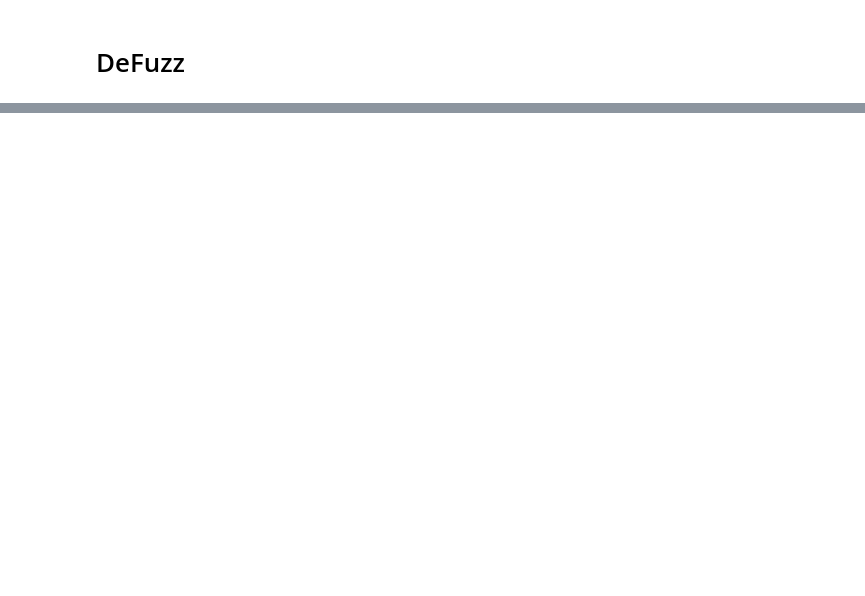
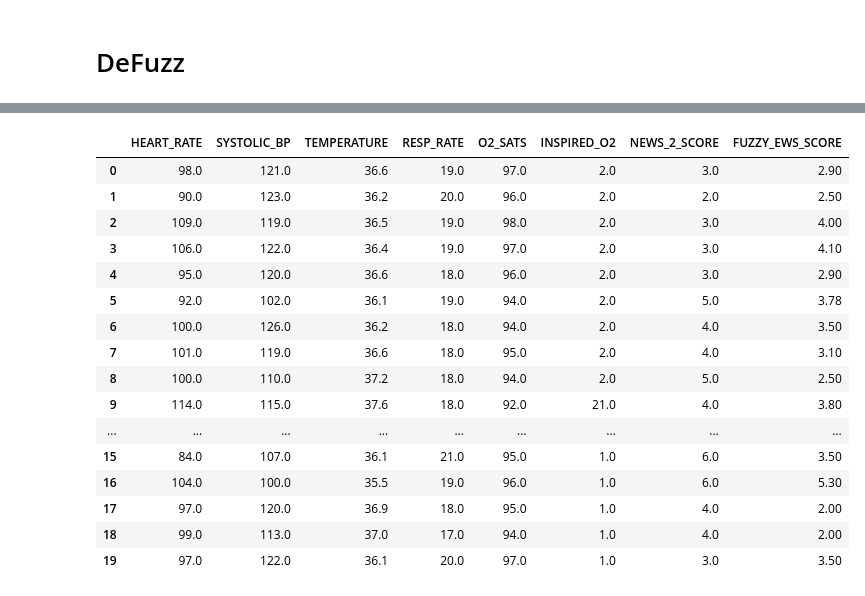
Before and after one commit to Troy-Kettle/Fuzzy_EWS, a Jupyter notebook: main.ipynb, the cells around one changed output, grey strips where cells are left out. Saved outputs shown, nothing was run; the diff lists cells and outputs as text; code cells hidden in the pictures; blank space fills up the shorter version.

Commit message:
Testing new 3 point additive scoring system

```diff
--- a/main.ipynb
+++ b/main.ipynb
@@ -129,7 +107,7 @@ blood_pressure = custom_mf_7_var('data/membership_function_plots/csv_data/systol
 temperature = custom_mf_7_var('data/membership_function_plots/csv_data/temperature_membership_functions.csv')
 respiratory_rate = custom_mf_7_var('data/membership_function_plots/csv_data/respiratory_rate_membership_functions.csv')
 oxygen_saturation = custom_mf_3_var_down('data/membership_function_plots/csv_data/oxygen_saturation_membership_functions.csv')
-inspired_oxygen = custom_mf_3_var_up('/home/msxtk13/Documents/FuzzySystemMain/data/membership_function_plots/csv_data/inspired_oxygen_concentration_membership_functions.csv')
+inspired_oxygen = custom_mf_3_var_up('data/membership_function_plots/csv_data/inspired_oxygen_concentration_membership_functions.csv')
 
 
 
@@ -539,0 +513,76 @@ Input membership functions visualization saved to: input_membership_functions.pn
+# %%
+# ============================================
+# Process Real Dataset and Add Fuzzy EWS Score
+# ============================================
+from tqdm import tqdm
+
+# Load the Excel file
+input_file = 'Annotated dataset_training_anonymised_V5_Troy.xlsx'
+df_real = pd.read_excel(input_file)
+
+print(f"Loaded {len(df_real)} rows from dataset")
+
+# Function to calculate Fuzzy EWS for a single row
+def calculate_fuzzy_ews(row):
+    try:
+        # Get raw values
+        hr = int(row['HEART_RATE'])
+        bp = int(row['SYSTOLIC_BP'])
+        temp = float(row['TEMPERATURE'])
+        resp = int(row['RESP_RATE'])
+        ox_sats = int(row['O2_SATS'])
+
+        # CLAMP values to membership function ranges
+        hr = max(30, min(142, hr))
+        bp = max(70, min(192, bp))
+        temp = round(max(34.0, min(41.2, temp)), 1)
+        resp = max(6, min(32, resp))
+        ox_sats = max(80, min(102, ox_sats))
+
+        # Handle INSPIRED_O2 - data appears to be in FiO2% already!
+        # Values like 21, 28, 35, 40, 60 are percentages
+        # Small values (0.5, 1, 2, 3, 4, 5) are likely litres/min
+        insp_o2_raw = row['INSPIRED_O2']
+        if pd.isna(insp_o2_raw) or insp_o2_raw == 0:
+            insp_ox = 21  # Room air
+        elif insp_o2_raw <= 15:
+            # Likely litres/min - convert to FiO2%
+            # Rough conversion: FiO2 ≈ 21 + (4 × L/min)
+            insp_ox = int(21 + (insp_o2_raw * 4))
+        else:
+            # Already in FiO2%
+            insp_ox = int(insp_o2_raw)
+        insp_ox = max(21, min(102, insp_ox))
+
+        # 1. Fuzzification: Get firings for all vitals
+        all_firings = firings(hr, bp, temp, resp, ox_sats, insp_ox)
+
+        # 2. Per-vital defuzzification + summation
+        fuzzy_score = calculate_fuzzy_ews_additive(all_firings)
+
+        return round(fuzzy_score, 2)
+    except:
+        return None
+
+# Apply with progress bar
+print("Calculating Fuzzy EWS scores (per-vital 0-3, summed)...")
+fuzzy_scores = []
+for idx, row in tqdm(df_real.iterrows(), total=len(df_real)):
+    fuzzy_scores.append(calculate_fuzzy_ews(row))
+
+df_real['FUZZY_EWS_SCORE'] = fuzzy_scores
+
+# Count successful calculations
+valid_scores = df_real['FUZZY_EWS_SCORE'].notna().sum()
+print(f"✓ Calculated {valid_scores}/{len(df_real)} Fuzzy EWS scores")
+
+# Save to new Excel file
+output_file = 'Annotated_dataset_with_Fuzzy_EWS.xlsx'
+df_real.to_excel(output_file, index=False)
+print(f"✓ Saved to: {output_file}")
+
+# Show comparison
+print("\nSample comparison: NEWS-2 vs Fuzzy EWS")
+comparison_cols = ['HEART_RATE', 'SYSTOLIC_BP', 'TEMPERATURE', 'RESP_RATE', 'O2_SATS', 'INSPIRED_O2', 'NEWS_2_SCORE', 'FUZZY_EWS_SCORE']
+df_real[comparison_cols].head(20)
+# %% [output]
@@ -539,0 +598,17 @@ Input membership functions visualization saved to: input_membership_functions.pn
+|  | HEART_RATE | SYSTOLIC_BP | TEMPERATURE | RESP_RATE | O2_SATS | INSPIRED_O2 | NEWS_2_SCORE | FUZZY_EWS_SCORE |
+| 0 | 98.0 | 121.0 | 36.6 | 19.0 | 97.0 | 2.0 | 3.0 | 2.90 |
+| 1 | 90.0 | 123.0 | 36.2 | 20.0 | 96.0 | 2.0 | 2.0 | 2.50 |
+| 2 | 109.0 | 119.0 | 36.5 | 19.0 | 98.0 | 2.0 | 3.0 | 4.00 |
+| 3 | 106.0 | 122.0 | 36.4 | 19.0 | 97.0 | 2.0 | 3.0 | 4.10 |
+| 4 | 95.0 | 120.0 | 36.6 | 18.0 | 96.0 | 2.0 | 3.0 | 2.90 |
+| 5 | 92.0 | 102.0 | 36.1 | 19.0 | 94.0 | 2.0 | 5.0 | 3.78 |
+| 6 | 100.0 | 126.0 | 36.2 | 18.0 | 94.0 | 2.0 | 4.0 | 3.50 |
+| 7 | 101.0 | 119.0 | 36.6 | 18.0 | 95.0 | 2.0 | 4.0 | 3.10 |
+| 8 | 100.0 | 110.0 | 37.2 | 18.0 | 94.0 | 2.0 | 5.0 | 2.50 |
+| 9 | 114.0 | 115.0 | 37.6 | 18.0 | 92.0 | 21.0 | 4.0 | 3.80 |
+| ... | ... | ... | ... | ... | ... | ... | ... | ... |
+| 15 | 84.0 | 107.0 | 36.1 | 21.0 | 95.0 | 1.0 | 6.0 | 3.50 |
+| 16 | 104.0 | 100.0 | 35.5 | 19.0 | 96.0 | 1.0 | 6.0 | 5.30 |
+| 17 | 97.0 | 120.0 | 36.9 | 18.0 | 95.0 | 1.0 | 4.0 | 2.00 |
+| 18 | 99.0 | 113.0 | 37.0 | 17.0 | 94.0 | 1.0 | 4.0 | 2.00 |
+| 19 | 97.0 | 122.0 | 36.1 | 20.0 | 97.0 | 1.0 | 3.0 | 3.50 |
```
Also changed, not shown: parts of 13 cells of this notebook.
